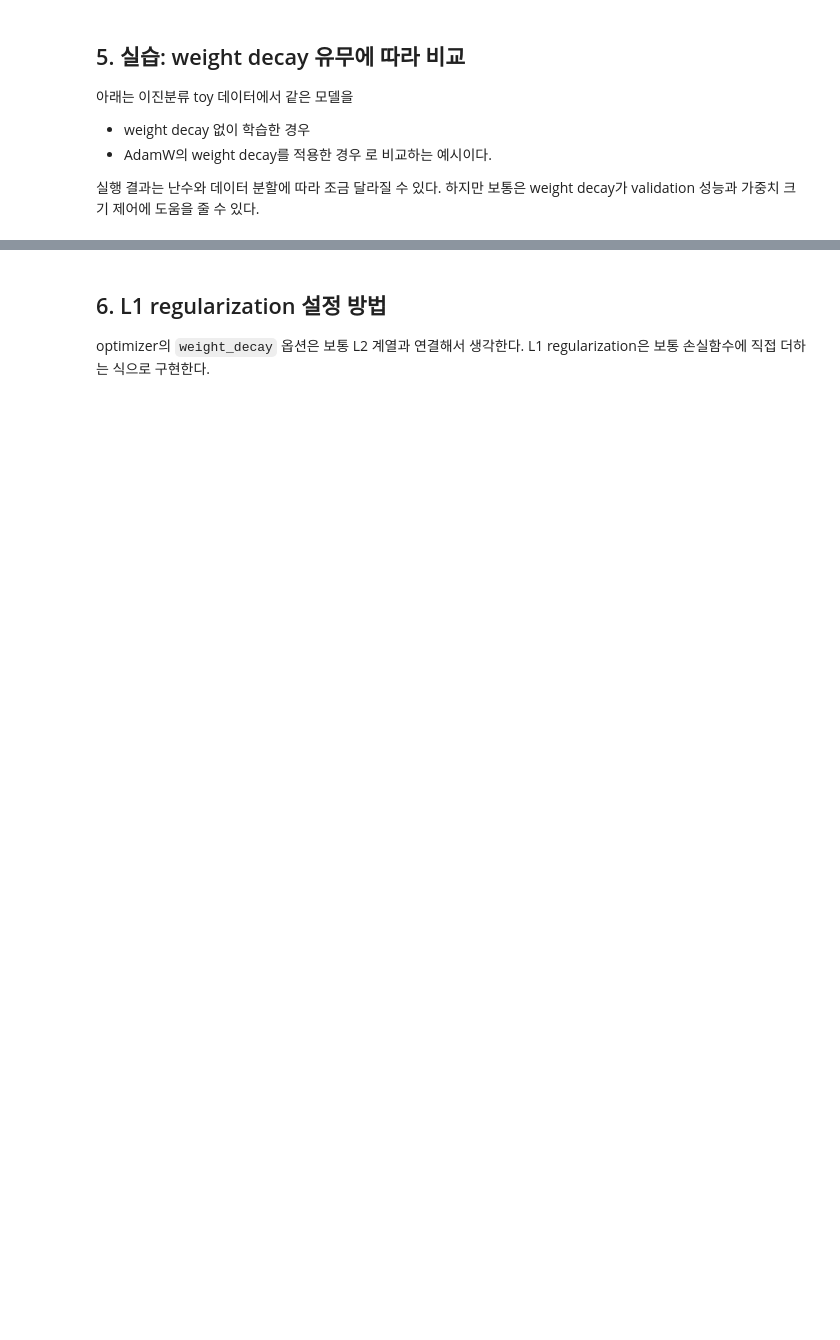
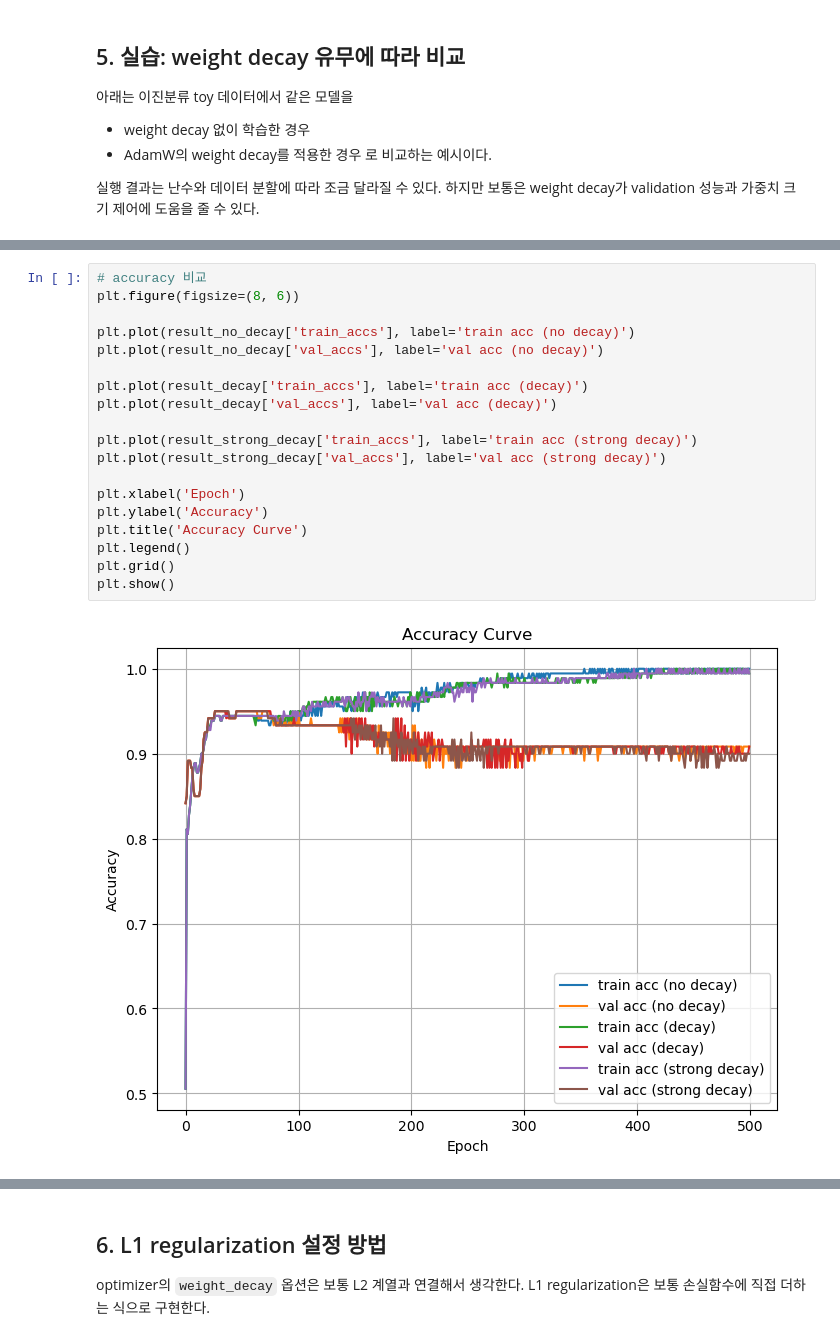
Before and after one commit to j-ai-616/06_deep_learning_basic, a Jupyter notebook: 12_regularization_weight_decay.ipynb, the cells around one changed output, grey strips where cells are left out. Cells and saved outputs as stored; diff of their text form; blank space fills up the shorter version.

```diff
--- a/12_regularization_weight_decay.ipynb
+++ b/12_regularization_weight_decay.ipynb
@@ -227,0 +377,21 @@ Adam 계열 optimizer는 단순 SGD처럼 한 가지 고정된 방식으로만
+# %%
+# accuracy 비교
+plt.figure(figsize=(8, 6))
+
+plt.plot(result_no_decay['train_accs'], label='train acc (no decay)')
+plt.plot(result_no_decay['val_accs'], label='val acc (no decay)')
+
+plt.plot(result_decay['train_accs'], label='train acc (decay)')
+plt.plot(result_decay['val_accs'], label='val acc (decay)')
+
+plt.plot(result_strong_decay['train_accs'], label='train acc (strong decay)')
+plt.plot(result_strong_decay['val_accs'], label='val acc (strong decay)')
+
+plt.xlabel('Epoch')
+plt.ylabel('Accuracy')
+plt.title('Accuracy Curve')
+plt.legend()
+plt.grid()
+plt.show()
+# %% [output]
+[figure, added]
```
Also changed, not shown: parts of 5 cells of this notebook, 2 other files.
